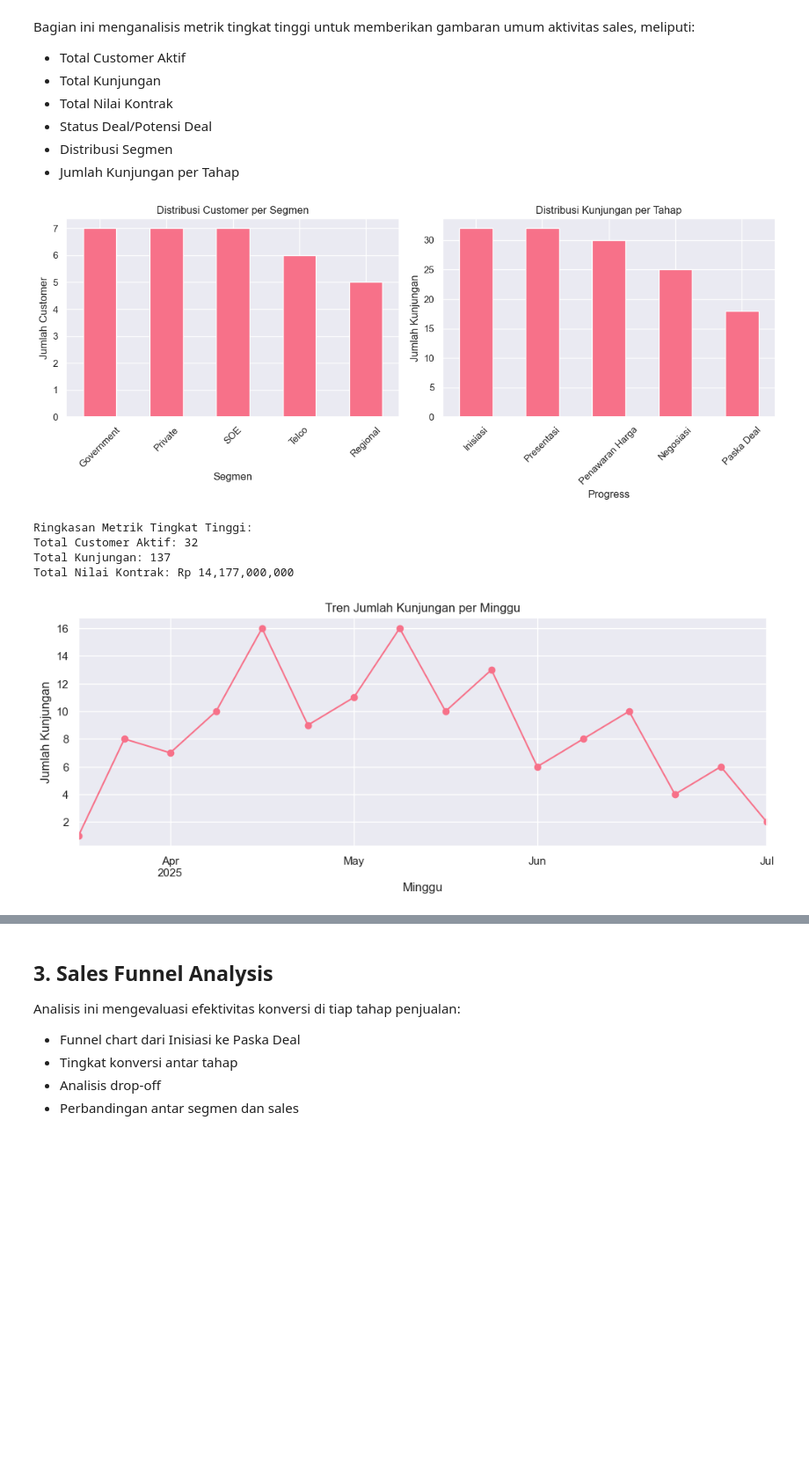
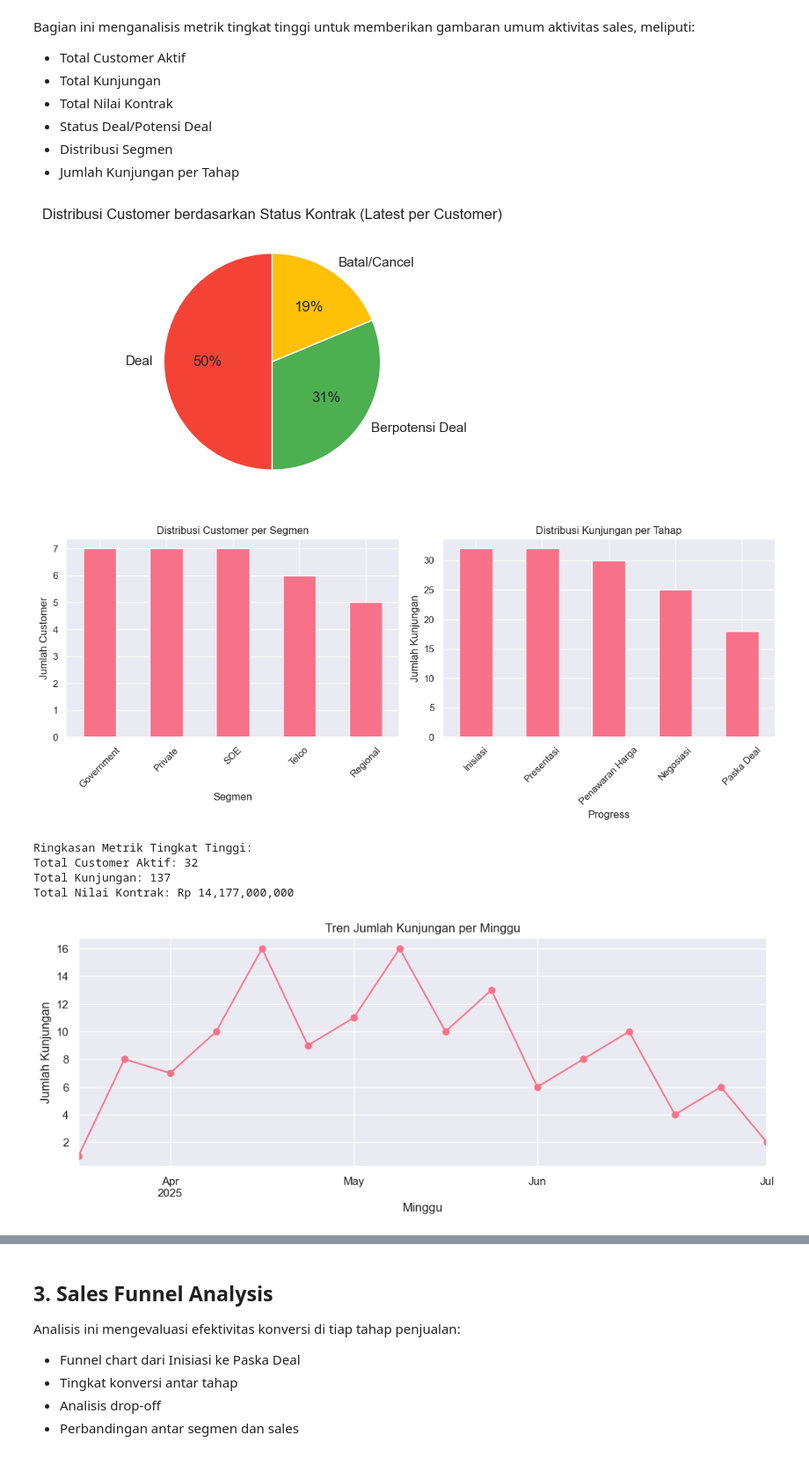
Before and after one commit to sitinurafifazkarima/dashboard-salestracker, a Jupyter notebook: analisis_salestracker.ipynb, the cells around one changed output, grey strips where cells are left out. Shown: that part at 88% size. Cells and saved outputs as stored; diff of their text form; code cells hidden in the pictures; blank space fills up the shorter version.

```diff
--- a/analisis_salestracker.ipynb
+++ b/analisis_salestracker.ipynb
@@ -73,6 +73,22 @@ overview_metrics = {
 }
 
 # Analisis distribusi segmen
+
+# Distribusi jumlah customer berdasarkan Status_Kontrak (gabungkan 'batal' dan 'cancel')
+status_kontrak_dist = latest_contracts['Status_Kontrak'].str.lower().replace({'batal': 'cancel'}).value_counts()
+status_kontrak_dist = status_kontrak_dist.rename(index={'cancel': 'Batal/Cancel', 'deal': 'Deal', 'berpotensi deal': 'Berpotensi Deal'})
+
+plt.figure(figsize=(6,4))
+status_kontrak_dist.plot(kind='pie', autopct='%1.0f%%', startangle=90, colors=['#F44336', '#4CAF50', '#FFC107'])
+plt.ylabel('')
+plt.title('Distribusi Customer berdasarkan Status Kontrak (Latest per Customer)')
+plt.show()
+
+
+
+
+
+
 segment_dist = df.groupby('Segmen')['ID_Customer'].nunique().sort_values(ascending=False)
 
 # Analisis kunjungan per tahap
@@ -97,37 +113,92 @@ plt.ylabel('Jumlah Kunjungan')
 plt.tight_layout()
 plt.show()
 
 # Print ringkasan metrik
 print("\nRingkasan Metrik Tingkat Tinggi:")
 print(f"Total Customer Aktif: {overview_metrics['total_customer']:,}")
 print(f"Total Kunjungan: {overview_metrics['total_kunjungan']:,}")
 print(f"Total Nilai Kontrak: Rp {overview_metrics['total_nilai_kontrak']:,.0f}")
 
 # Tren kunjungan per minggu
 weekly_visits = df.groupby(pd.Grouper(key='Tanggal', freq='W'))['ID_Customer'].count()
 
 plt.figure(figsize=(12,4))
 weekly_visits.plot(kind='line', marker='o')
 plt.title('Tren Jumlah Kunjungan per Minggu')
 plt.xlabel('Minggu')
 plt.ylabel('Jumlah Kunjungan')
 plt.grid(True)
 plt.show()
 
 # Simpan hasil analisis
+# Ambil kontrak terakhir per customer
+latest_contracts = df.sort_values('Tanggal').groupby('ID_Customer').last()
+
+# Hitung nilai kontrak aktual (sudah deal & implementasi berjalan)
+nilai_kontrak_aktual = latest_contracts[
+    (latest_contracts['Progress'] == 'Paska Deal') &
+    (latest_contracts['Status_Kontrak'].str.lower() == 'deal')
+]['Nilai_Kontrak'].sum()
+
+# Hitung nilai kontrak prospek (masih forecast)
+nilai_kontrak_prospek = latest_contracts[
+    (latest_contracts['Progress'] != 'Paska Deal') &
+    (latest_contracts['Status_Kontrak'].str.lower() == 'berpotensi deal')
+]['Nilai_Kontrak'].sum()
+
+# Hitung nilai kontrak lost (cancel/batal)
+nilai_kontrak_lost = latest_contracts[
+    latest_contracts['Status_Kontrak'].str.lower().isin(['cancel', 'batal'])
+]['Nilai_Kontrak'].sum()
+
+# Total nilai kontrak (hanya latest per customer)
+total_nilai_project = latest_contracts['Nilai_Kontrak'].sum()
+
+# Persentase breakdown
+persen_aktual = nilai_kontrak_aktual / total_nilai_project * 100 if total_nilai_project > 0 else 0
+persen_prospek = nilai_kontrak_prospek / total_nilai_project * 100 if total_nilai_project > 0 else 0
+persen_lost = nilai_kontrak_lost / total_nilai_project * 100 if total_nilai_project > 0 else 0
+# Tampilkan nilai rupiah pada pie chart
+labels = [
+    f"Pendapatan Riil\nRp {nilai_kontrak_aktual:,.0f}",
+    f"Prospek (Forecast)\nRp {nilai_kontrak_prospek:,.0f}",
+    f"Lost/Cancel\nRp {nilai_kontrak_lost:,.0f}"
+]
+plt.figure(figsize=(7,5))
+plt.pie(
+    [nilai_kontrak_aktual, nilai_kontrak_prospek, nilai_kontrak_lost],
+    labels=labels,
+    autopct='%1.1f%%',
+    colors=['#4CAF50', '#FFC107', '#F44336'],
+    startangle=140
+)
+plt.title('Breakdown Nilai Kontrak (Latest per Customer)')
+plt.show()
+
+# Tambahkan ke overview_data
 overview_data = {
     'metrics': overview_metrics,
     'segment_distribution': segment_dist,
     'tahap_distribution': tahap_dist,
-    'weekly_trend': weekly_visits
+    'weekly_trend': weekly_visits,
+    'nilai_kontrak_breakdown': {
+        'total_project': total_nilai_project,
+        'pendapatan_riil': nilai_kontrak_aktual,
+        'prospek': nilai_kontrak_prospek,
+        'lost': nilai_kontrak_lost,
+        'persen_riil': persen_aktual,
+        'persen_prospek': persen_prospek,
+        'persen_lost': persen_lost
+    }
 }
 
 with open('overview_metrics.pkl', 'wb') as f:
     pickle.dump(overview_data, f)
 # %% [output]
-[figure, old version]
+[figure, new version]
+[figure, new version]
 Ringkasan Metrik Tingkat Tinggi:
 Total Customer Aktif: 32
 Total Kunjungan: 137
 Total Nilai Kontrak: Rp 14,177,000,000
-[figure, old version]
+[figure, added]
```
Also changed, not shown: parts of 8 cells of this notebook, 2 other files.
